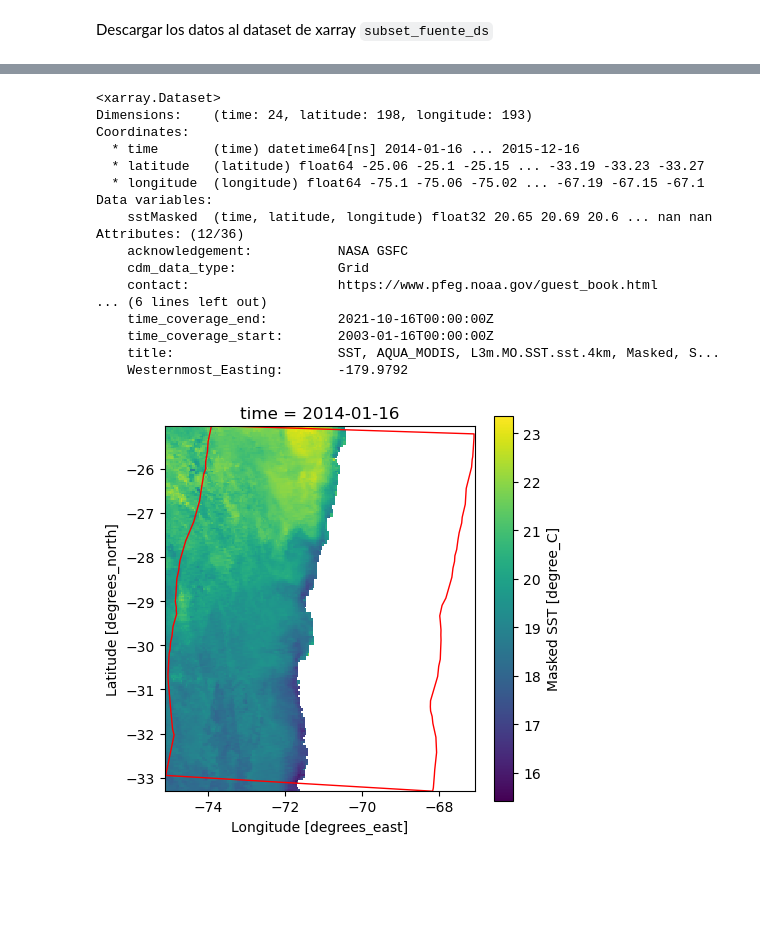
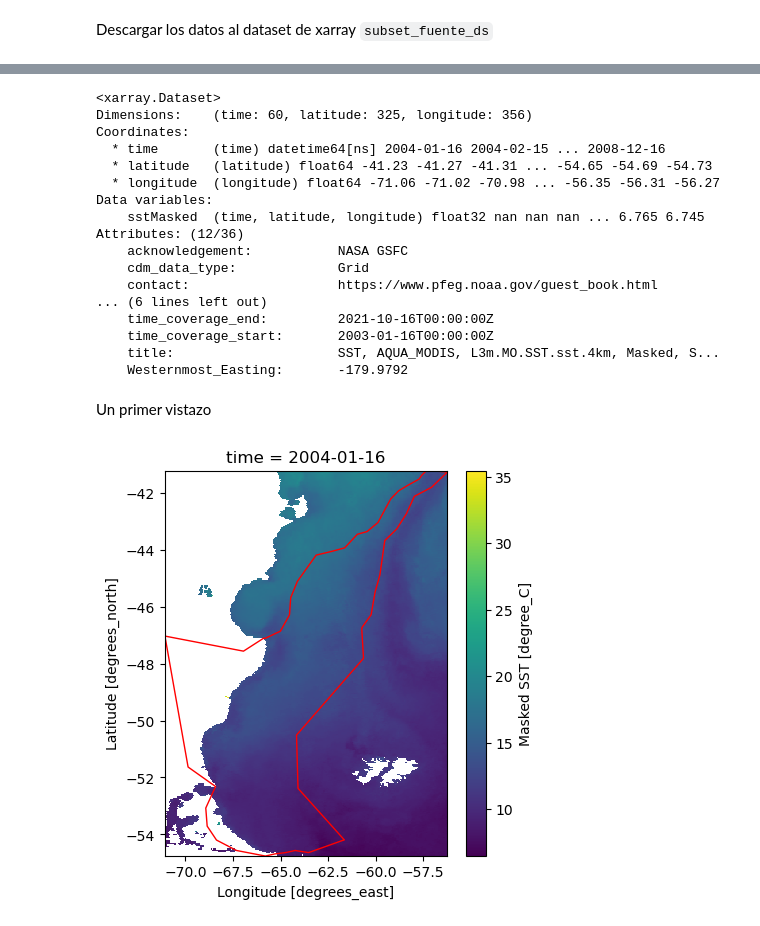
Before and after one commit to Intercoonecta/proy5-regiones-comparacion, a Jupyter notebook: emilio/sst-por-ecoregion.ipynb, the cells around one changed output, grey strips where cells are left out. Cells and saved outputs as stored; diff of their text form; code cells hidden in the pictures; blank space fills up the shorter version.

Commit message:
Mis resultados: el cuaderno jupyter, y para 6 ecoregiones, un csv y graficas de serie temporal y un mapa

```diff
--- a/emilio/sst-por-ecoregion.ipynb
+++ b/emilio/sst-por-ecoregion.ipynb
@@ -79,0 +88,2 @@ Tamaño del dataset: 33741.724688 MB
+# %%
+ecoregion_gdf, ecoregion_bordes = seleccion_ecoregion(ecoregiones_gdf, ecoregion_seleccion)
@@ -82,10 +99,7 @@ Tamaño del dataset: 33741.724688 MB
-# %%
-año_inicio = 2014
-año_final= 2015
 # %% [markdown]
 **Atención!** El orden original de las dimensiones es importante! Si van de valores bajos a valore altos, o viceversa.
 # %%
-subset_fuente_ds = fuente_ds.sel(
+subset_ds = fuente_ds.sel(
     time=slice(datetime.datetime(año_inicio,1,1), datetime.datetime(año_final,12,31)),
     latitude=slice(ecoregion_bordes['maxy'], ecoregion_bordes['miny']),
     longitude=slice(ecoregion_bordes['minx'], ecoregion_bordes['maxx'])
@@ -126,0 +137,3 @@ Wall time: 1min 8s
+# %%
+%%time
+subset_ds.load();
@@ -127,14 +143,14 @@ Wall time: 1min 8s
 # %%
-subset_fuente_ds
+subset_ds
 # %% [output]
 <xarray.Dataset>
-Dimensions:    (time: 24, latitude: 198, longitude: 193)
+Dimensions:    (time: 60, latitude: 325, longitude: 356)
 Coordinates:
-  * time       (time) datetime64[ns] 2014-01-16 ... 2015-12-16
-  * latitude   (latitude) float64 -25.06 -25.1 -25.15 ... -33.19 -33.23 -33.27
-  * longitude  (longitude) float64 -75.1 -75.06 -75.02 ... -67.19 -67.15 -67.1
+  * time       (time) datetime64[ns] 2004-01-16 2004-02-15 ... 2008-12-16
+  * latitude   (latitude) float64 -41.23 -41.27 -41.31 ... -54.65 -54.69 -54.73
+  * longitude  (longitude) float64 -71.06 -71.02 -70.98 ... -56.35 -56.31 -56.27
 Data variables:
-    sstMasked  (time, latitude, longitude) float32 20.65 20.69 20.6 ... nan nan
+    sstMasked  (time, latitude, longitude) float32 nan nan nan ... 6.765 6.745
 Attributes: (12/36)
     acknowledgement:           NASA GSFC
     cdm_data_type:             Grid
@@ -144,9 +160,11 @@ Attributes: (12/36)
     time_coverage_start:       2003-01-16T00:00:00Z
     title:                     SST, AQUA_MODIS, L3m.MO.SST.sst.4km, Masked, S...
     Westernmost_Easting:       -179.9792
+# %% [markdown]
+Un primer vistazo
 # %%
 _, ax = plt.subplots(ncols=1, figsize=(5,5))
-subset_fuente_ds.sstMasked.isel(time=0).plot(ax=ax)
+subset_ds.sstMasked.isel(time=0).plot(ax=ax)
 ecoregion_gdf.plot(ax=ax, edgecolor='red', facecolor='none');
 # %% [output]
-[figure, old version]
+[figure, new version]
```
Also changed, not shown: parts of 33 cells of this notebook, 18 other files.
